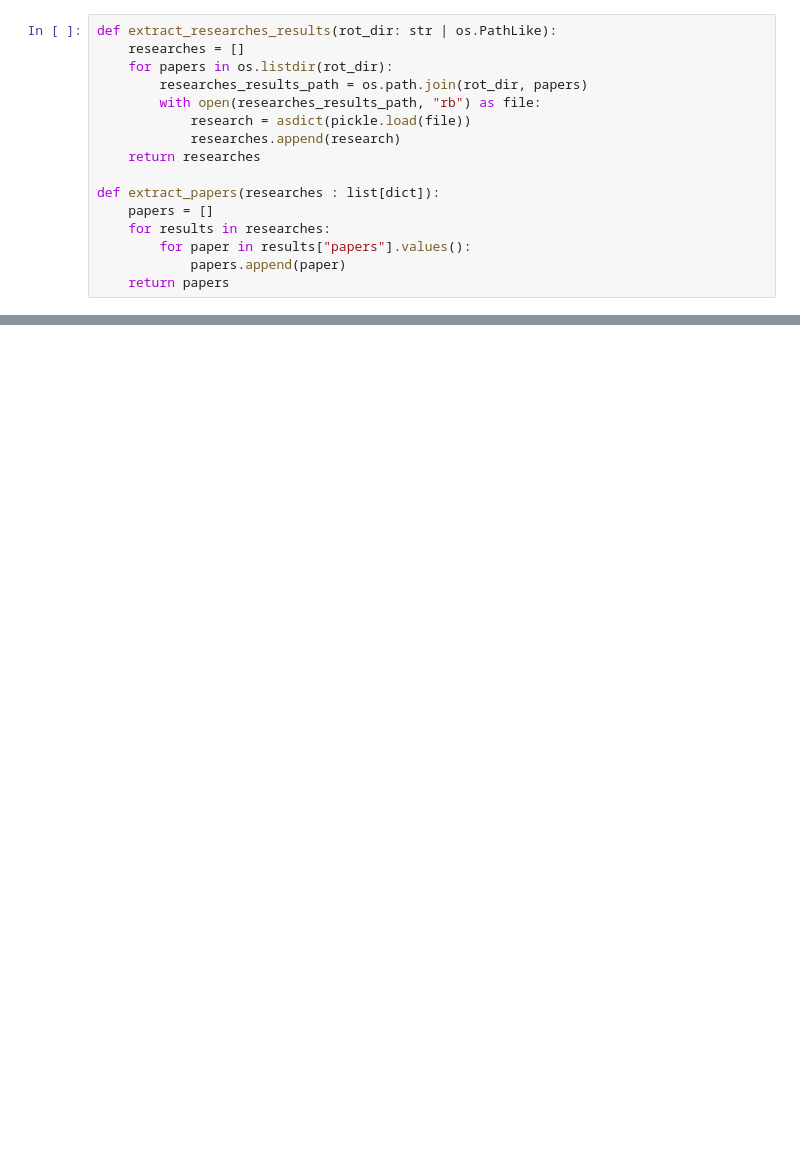
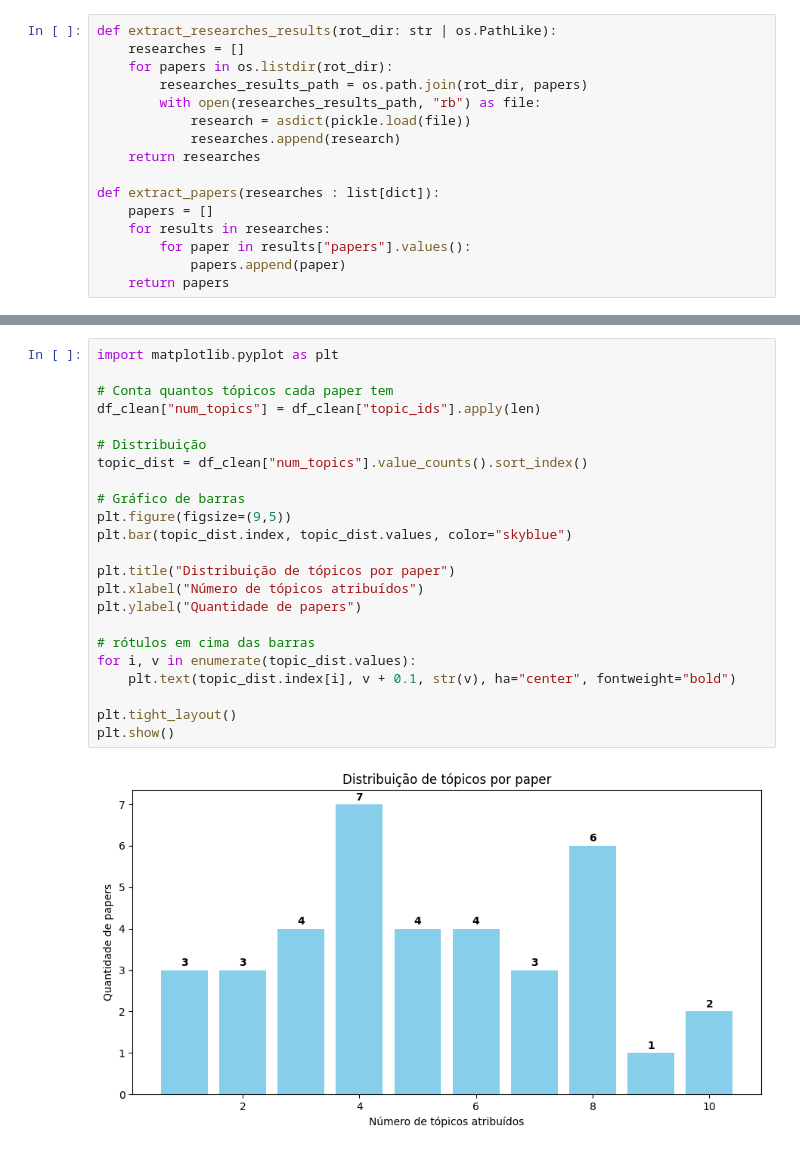
Before and after one commit to IsabelaYabe/lisa-llm-reqs, a Jupyter notebook: avaliando_papers.ipynb, the cells around one changed output, grey strips where cells are left out. Drawn from its saved outputs; the diff is of its cells as text; blank space fills up the shorter version.

```diff
--- a/avaliando_papers.ipynb
+++ b/avaliando_papers.ipynb
@@ -75,0 +214,25 @@ print(df_2)
+# %%
+import matplotlib.pyplot as plt
+
+# Conta quantos tópicos cada paper tem
+df_clean["num_topics"] = df_clean["topic_ids"].apply(len)
+
+# Distribuição
+topic_dist = df_clean["num_topics"].value_counts().sort_index()
+
+# Gráfico de barras
+plt.figure(figsize=(9,5))
+plt.bar(topic_dist.index, topic_dist.values, color="skyblue")
+
+plt.title("Distribuição de tópicos por paper")
+plt.xlabel("Número de tópicos atribuídos")
+plt.ylabel("Quantidade de papers")
+
+# rótulos em cima das barras
+for i, v in enumerate(topic_dist.values):
+    plt.text(topic_dist.index[i], v + 0.1, str(v), ha="center", fontweight="bold")
+
+plt.tight_layout()
+plt.show()
+# %% [output]
+[figure, added]
```
Also changed, not shown: parts of 13 cells of this notebook, 1 other file.
